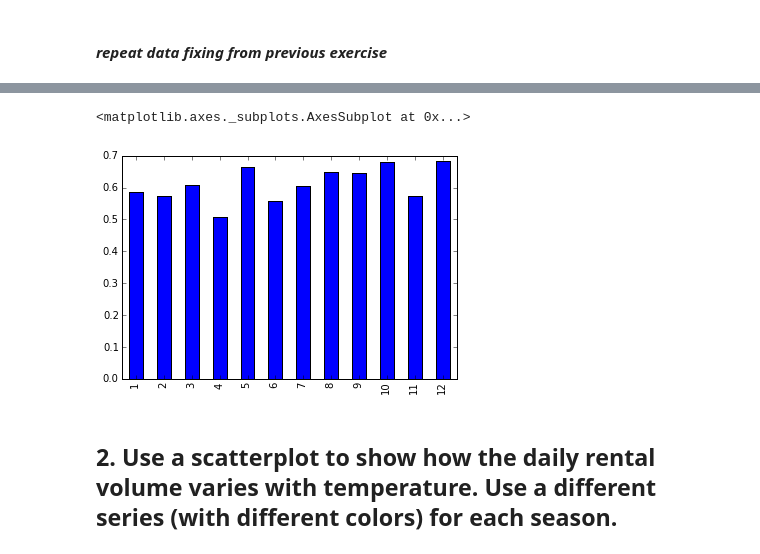
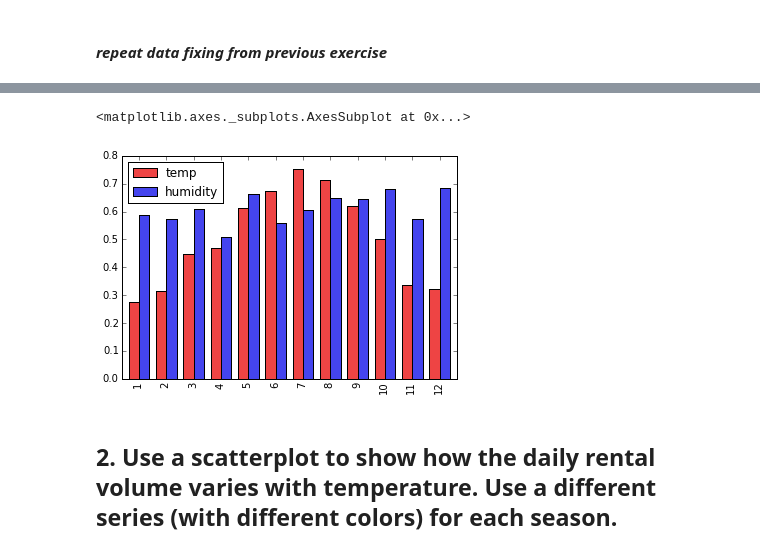
Before and after one commit to tlake/bikeshare, a Jupyter notebook: bikeshare_plots.ipynb, the cells around one changed output, grey strips where cells are left out. Drawn from its saved outputs; the diff is of its cells as text; code cells hidden in the pictures.

Commit message:
consolidated temp/humid charts into one

```diff
--- a/bikeshare_plots.ipynb
+++ b/bikeshare_plots.ipynb
@@ -38,2 +42,2 @@ weather.plot(x='date', y='temp')
 # %%
-avg_temp = weather.groupby(weather['date'].dt.month)['temp'].mean()
+temp_humid = weather[['temp', 'humidity']].groupby(weather['date'].dt.month).mean()
@@ -63,8 +44,8 @@ avg_humidity = weather.groupby(weather['date'].dt.month)['humidity'].mean()
-# %%
-avg_humidity.plot(kind='bar')
-# %% [output]
-<matplotlib.axes._subplots.AxesSubplot at 0x...>
-[figure, removed]
+# %%
+temp_humid.plot(kind='bar', width=0.75, color=['#EE4444','#4444EE'])
+# %% [output]
+<matplotlib.axes._subplots.AxesSubplot at 0x...>
+[figure, added]
 # %% [markdown]
 ## 2. Use a scatterplot to show how the daily rental volume varies with temperature. Use a different series (with different colors) for each season.
 # %%
```
Also changed, not shown: parts of 7 cells of this notebook.
